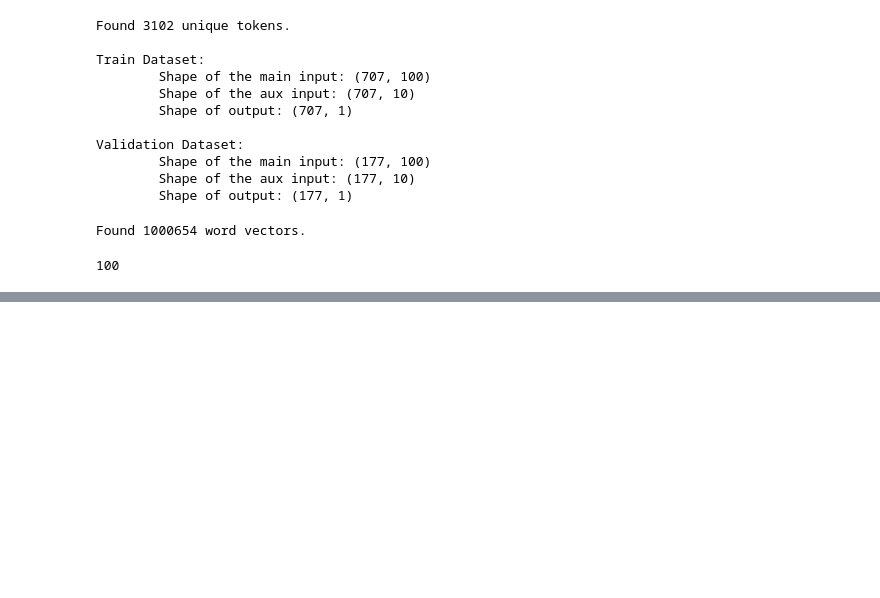
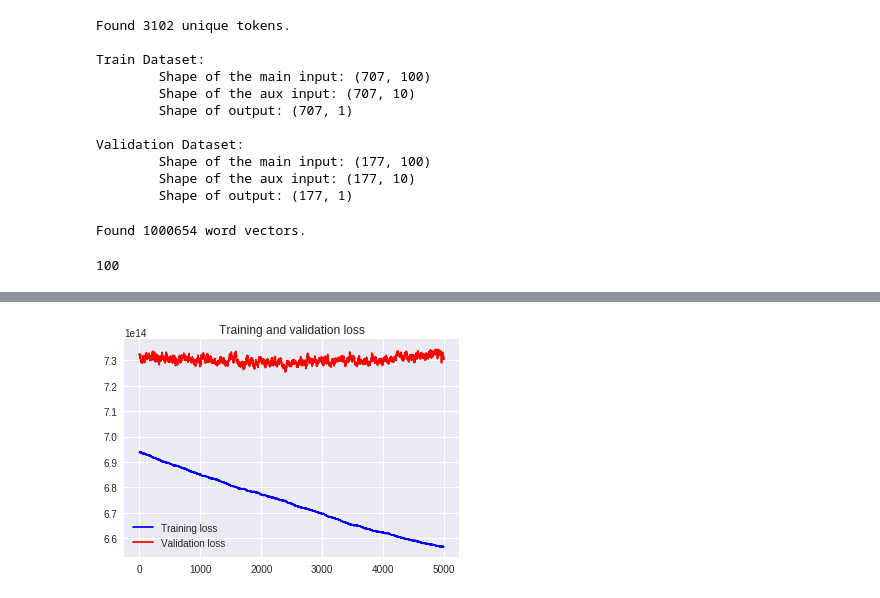
Before and after one commit to obabilonia/funciones_general, a Jupyter notebook: filename_ANN.ipynb, the cells around one changed output, grey strips where cells are left out. Drawn from its saved outputs; the diff is of its cells as text; code cells hidden in the pictures; blank space fills up the shorter version.

```diff
--- a/filename_ANN.ipynb
+++ b/filename_ANN.ipynb
@@ -1062,0 +1061,35 @@ random_grid
+# %%
+import math
+#df_results = pd.read_csv(DF_RESULTS_FILENAME, index_col = 0)
+
+PATIENCE = 10
+EPOCHS = 5000
+BATCH_SIZE = int(math.ceil(y_train.shape[0] / 4))
+
+
+history = model.fit(X_train_aux,
+                    y_train,
+                    epochs = EPOCHS,
+                    batch_size = BATCH_SIZE,
+                    validation_data = (X_test_aux, y_test),
+                    verbose = 0,
+                    callbacks = [EarlyStopping(monitor = 'mean_squared_error',
+                                               restore_best_weights = True,
+                                               patience = PATIENCE)])
+# %%
+
+train_loss = history.history['loss']
+validation_loss = history.history['val_loss']
+
+epochs = range(len(train_loss))
+
+
+plt.figure()
+plt.plot(epochs, train_loss, 'b-', label = 'Training loss')
+plt.plot(epochs, validation_loss, 'r-', label = 'Validation loss')
+plt.title('Training and validation loss')
+plt.legend()
+
+plt.show()
+# %% [output]
+[figure, added]
```
Also changed, not shown: parts of 9 cells of this notebook.
